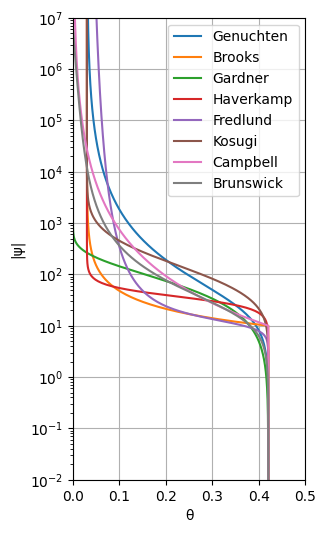
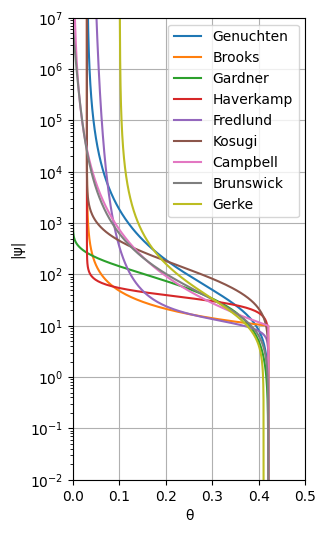
The change to this notebook cell's code, shown as a diff; its figure went from the first image to the second:
--- before
+++ after
@@ -8,4 +8,5 @@
 cam.plot(ax=ax)
 bru.plot(ax=ax)
+ger.plot(ax=ax)
 ax.set_xlim(0.0, 0.5)
 ax.set_ylim(1e-2, 1e7)

Commit: updates for gerke